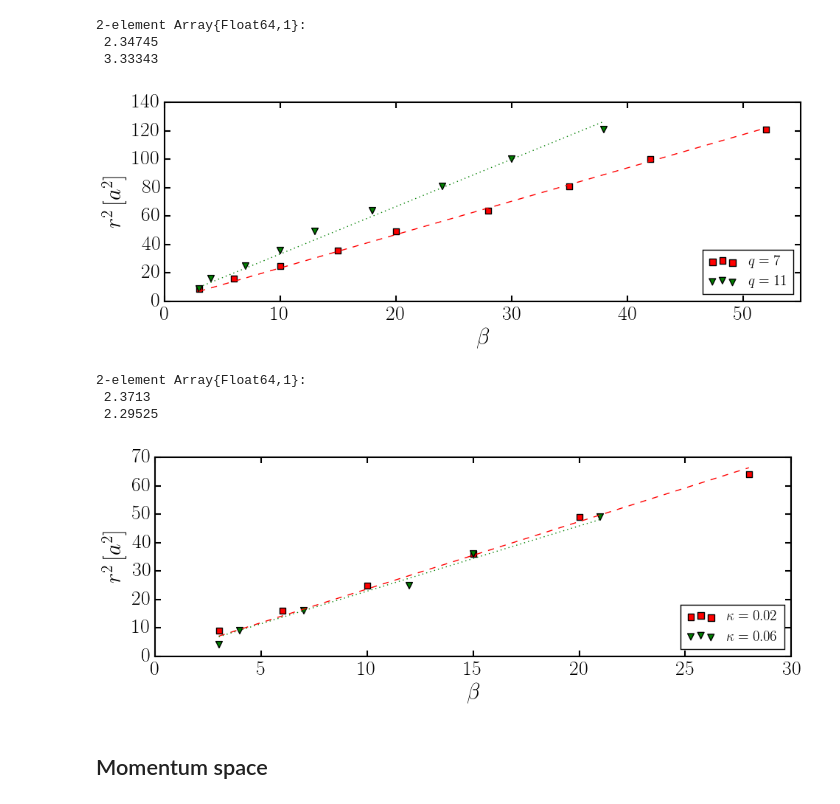
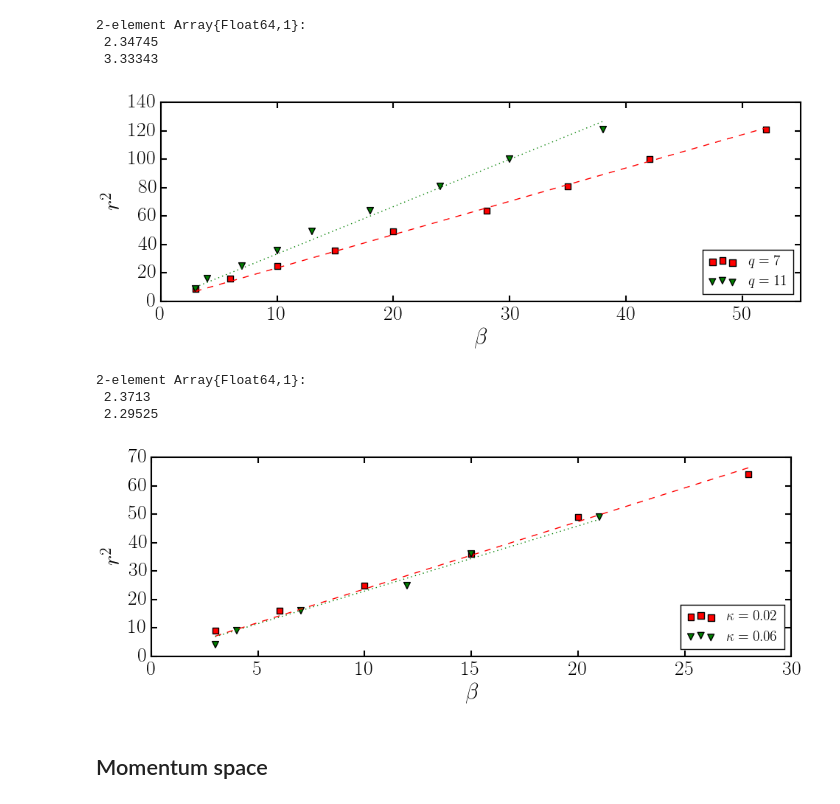
Before and after one commit to berceanu/topo-photon, a Jupyter notebook: anc/ring_scaling.ipynb, the cells around one changed output. Cells and saved outputs as stored; diff of their text form; code cells hidden in the pictures.

```diff
--- a/anc/ring_scaling.ipynb
+++ b/anc/ring_scaling.ipynb
@@ -24,7 +24,7 @@ matplotlib["rcParams"][:update](["axes.labelsize" => 22,
 # %%
 import BP
 # %%
-exdef = BP.ExactStates(100, :symmetric, 45, 1/7, 0.06, 0, 0);
+exdef = BP.ExactStates(100, :symmetric, 45, 1/7, 0.06);
 # %%
 #full plot range, both in x and y
 const xm = [-div(exdef.N-1,2):div(exdef.N-1,2)];
@@ -110,26 +110,26 @@ as = [curve_fit(model, βs[(q, 0.02)], radii[:,i].^2, [1.]).param[1] for (i,q) i
 # %%
 f, ax = plt.subplots(figsize=(10, 4))
 
 for (i,q) in enumerate([7,11])
     ax[:scatter](βs[(q, 0.02)], radii[:,i].^2, c=colors[i], marker=markers[i], s=40, label=LaTeXString(string("\$q=",q,"\$")))
     ax[:plot](βs[(q, 0.02)], as[i] .* βs[(q, 0.02)], ls=styles[i], color=colors[i])
 end
 
 ax[:legend](loc="lower right")
 
 
 
 ax[:set_xlim](0, 55)
 ax[:set_ylim](0, 140)
 
 ax[:set_xlabel](L"$\beta$")
-ax[:set_ylabel](L"$r^2\,[a^2]$ ")
+ax[:set_ylabel](L"$r^2$ ")
 
-f[:savefig]("../figures/ring_scaling_q.pdf", transparent=true, pad_inches=0.0, bbox_inches="tight")
+f[:savefig]("../figures/ring_scaling_q.svg", transparent=true, pad_inches=0.0, bbox_inches="tight")
 
 plt.close(f)
 # %% [output]
-[figure, old version]
+[figure, new version]
 # %%
 βs = Dict([((7, 0.02), [3, 6, 10, 15, 20, 28]), ((7, 0.06), [3, 4, 7, 12, 15, 21])]);
 # %%
@@ -164,13 +164,13 @@ ax[:set_xlim](0, 30)
 ax[:set_ylim](0, 70)
 
 ax[:set_xlabel](L"$\beta$")
-ax[:set_ylabel](L"$r^2\,[a^2]$ ")
+ax[:set_ylabel](L"$r^2$ ")
 
-f[:savefig]("../figures/ring_scaling_k.pdf", transparent=true, pad_inches=0.0, bbox_inches="tight")
+#f[:savefig]("../figures/ring_scaling_k.pdf", transparent=true, pad_inches=0.0, bbox_inches="tight")
 
 plt.close(f)
 # %% [output]
-[figure, old version]
+[figure, new version]
 # %% [markdown]
 ## Momentum space
 # %% [markdown]
```
Also changed, not shown: parts of 6 cells of this notebook, 9 other files.
